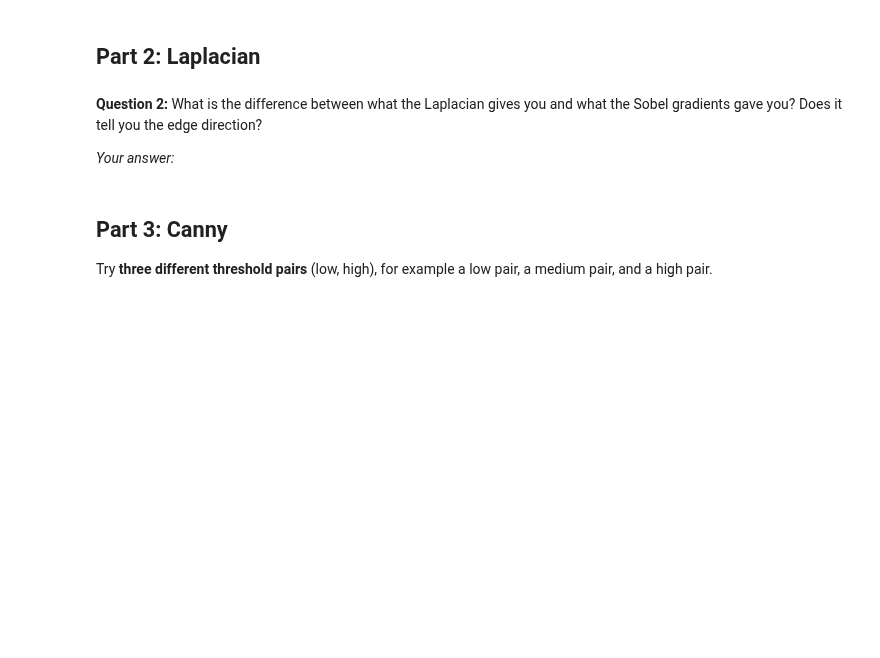
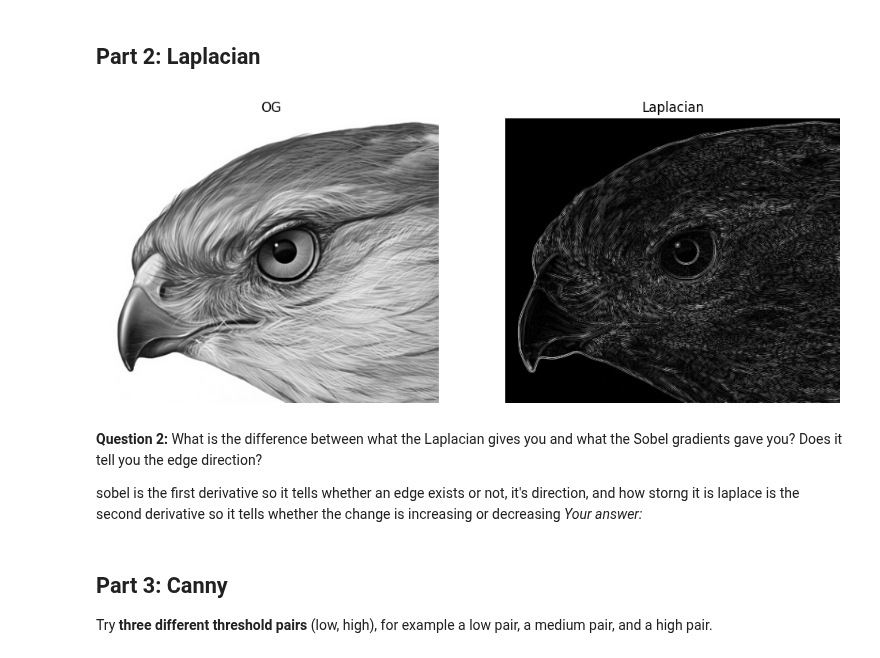
Before and after one commit to hobibat/SkyXperts-Vision-Course, a Jupyter notebook: tasks/tasks3.ipynb, the cells around one changed output. Saved outputs shown, nothing was run; the diff lists cells and outputs as text; code cells hidden in the pictures; blank space fills up the shorter version.

```diff
--- a/tasks/tasks3.ipynb
+++ b/tasks/tasks3.ipynb
@@ -55,6 +71,19 @@ laplacian = None
+# %%
+# TODO: apply the Laplacian and show it next to the original
+laplace = cv.Laplacian(img, cv.CV_64F, ksize=3)
+
+
+# plt.imshow(laplace)
+plt.figure(figsize=(12, 5))
+plt.subplot(1, 2, 1); plt.imshow(img, cmap='gray'); plt.title('OG'); plt.axis('off')
+plt.subplot(1, 2, 2); plt.imshow(np.abs(laplace), cmap='gray'); plt.title('Laplacian'); plt.axis('off')
+plt.show()
+# %% [output]
+[figure, added]
 # %% [markdown]
 **Question 2:** What is the difference between what the Laplacian gives you and what the Sobel gradients gave you? Does it tell you the edge direction?
 
+sobel is the first derivative so it tells whether an edge exists or not, it's direction, and how storng it is laplace is the second derivative so it tells whether the change is  increasing or decreasing
 *Your answer:*
 # %% [markdown]
 ## Part 3: Canny
```
Also changed, not shown: parts of 8 cells of this notebook.
